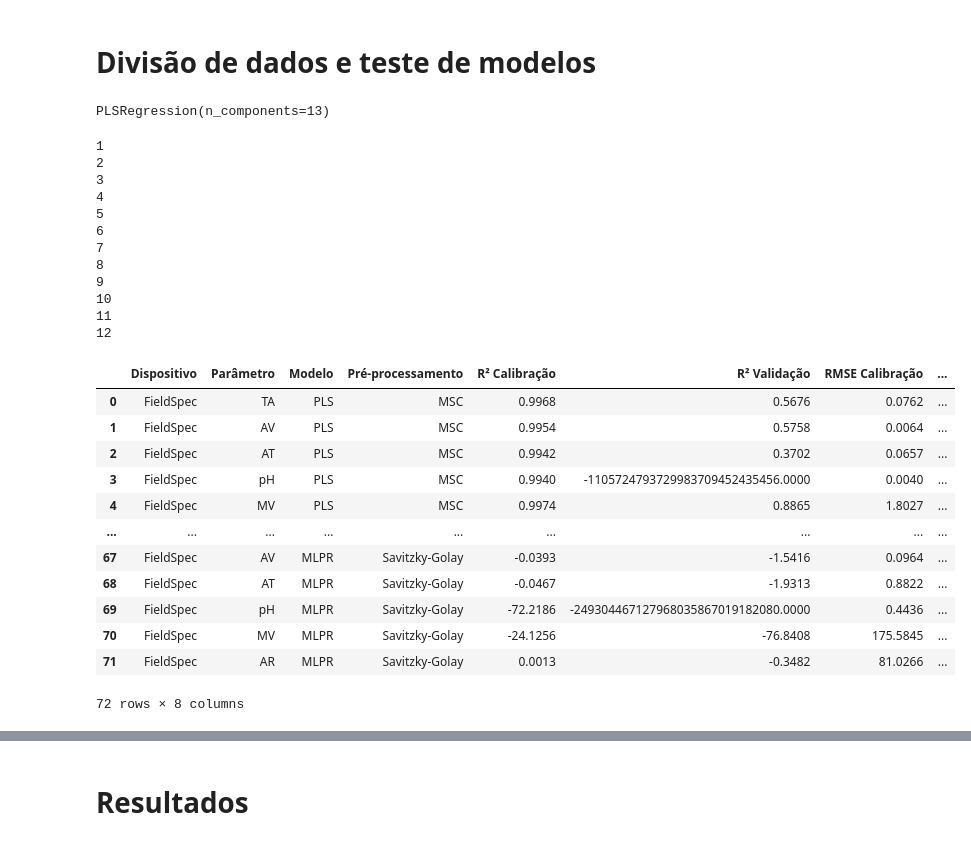
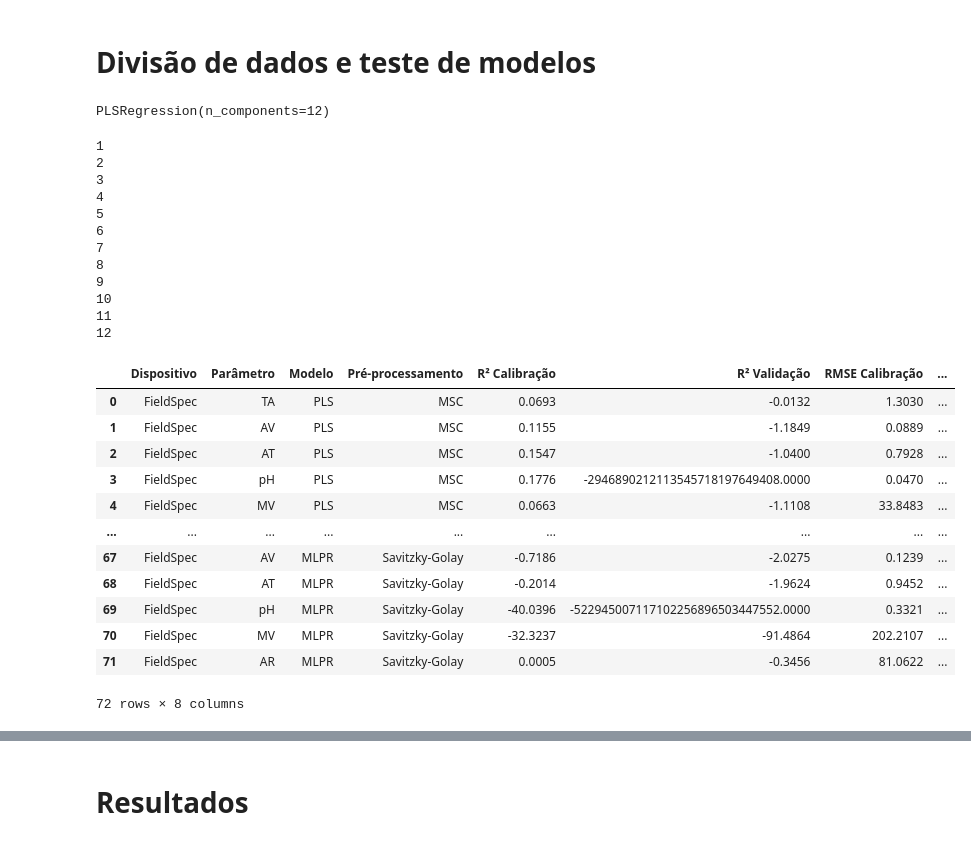
Before and after one commit to xndrxssx/field_spec_data_tests, a Jupyter notebook: field_spec_tanques_fermentacao.ipynb, the cells around one changed output, grey strips where cells are left out. Saved outputs shown, nothing was run; the diff lists cells and outputs as text; code cells hidden in the pictures.

```diff
--- a/field_spec_tanques_fermentacao.ipynb
+++ b/field_spec_tanques_fermentacao.ipynb
@@ -273,19 +275,16 @@ plt.show()
 # Divisão de dados e teste de modelos
 # %%
 # Lista de conjuntos de dados espectrais (X) e atributos de qualidade (Y) para cada dispositivo
-Y = fs_df[['TA', 'AV', 'AT', 'pH', 'MV', 'AR']].dropna()
+Y = fs_df[['TA', 'AV', 'AT', 'pH', 'MV', 'AR']]
 X = fs_df_final
 # %%
-from sklearn.model_selection import GridSearchCV
-from sklearn.cross_decomposition import PLSRegression
-import numpy as np
 
-parameters_gs = {'n_components': np.arange(1, 20, 1)}
-pls = GridSearchCV(PLSRegression(), parameters_gs, scoring='neg_mean_squared_error', verbose=0, cv=10)
+parameters_gs = {'n_components':np.arange(1,20,1)}
+pls = GridSearchCV(PLSRegression(), parameters_gs, scoring = 'neg_mean_absolute_error', verbose=0, cv=10)
 pls.fit(X, Y)
 print(pls.best_estimator_)
 # %% [output]
-PLSRegression(n_components=13)
+PLSRegression(n_components=12)
 # %%
 from sklearn.cross_decomposition import PLSRegression
 from sklearn.metrics import mean_squared_error, r2_score
@@ -329,7 +328,7 @@ for pre in pre_p:
 
 
             # Modelagem com PLSR
-            pls = PLSRegression(n_components=13)
+            pls = PLSRegression(n_components=1)
             pls.fit(x_tr, y_tr)
             y_pred = pls.predict(x_te)
             y_cal = pls.predict(x_tr)
@@ -418,7 +417,7 @@ for pre in pre_p:
         elif pre == "RAW":
             x_tr, x_te, y_tr, y_te = train_test_split(X, Y, test_size=0.3, random_state = 0)
 
-            pls = PLSRegression(n_components=13)
+            pls = PLSRegression(n_components=1)
             pls.fit(x_tr, y_tr)
             y_pred = pls.predict(x_te)
             y_cal = pls.predict(x_tr)
@@ -501,7 +500,7 @@ for pre in pre_p:
 
             x_tr, x_te, y_tr, y_te = train_test_split(x_p, Y, test_size=0.3, random_state = 0)
 
-            pls = PLSRegression(n_components=13)
+            pls = PLSRegression(n_components=1)
             pls.fit(x_tr, y_tr)
             y_pred = pls.predict(x_te)
             y_cal = pls.predict(x_tr)
@@ -583,7 +582,7 @@ for pre in pre_p:
 
             x_tr, x_te, y_tr, y_te = train_test_split(x_p, Y, test_size=0.3, random_state = 0)
 
-            pls = PLSRegression(n_components=13)
+            pls = PLSRegression(n_components=1)
             pls.fit(x_tr, y_tr)
             y_pred = pls.predict(x_te)
             y_cal = pls.predict(x_tr)
@@ -647,42 +646,42 @@ for pre in pre_p:
                 rmse_pred = np.sqrt(mean_squared_error(y_te.iloc[:, j], y_pred[:, j]))
 
                 result_mlpr = [device[t], index_pr_name[j], "MLPR", pre, f"{r2_cal:.4f}", f"{r2_pred:.4f}", f"{rmse_cal:.4f}", f"{rmse_pred:.4f}"]
 
                 # Adiciona os resultados à lista temporária
                 mlpr_results.append(result_mlpr)
 
             # Converte a lista temporária em um DataFrame
             mlpr_df = pd.DataFrame(mlpr_results, columns=columns_r)
 
             # Concatena o DataFrame temporário aos resultados
             results = pd.concat([results, mlpr_df], ignore_index=True)
             print(12)
 # Exibe os resultados
 
 results
 # %% [output]
 1
 2
 3
 4
 5
 6
 7
 8
 9
 10
 11
 12
 |  | Dispositivo | Parâmetro | Modelo | Pré-processamento | R² Calibração | R² Validação | RMSE Calibração | ... |
-| 0 | FieldSpec | TA | PLS | MSC | 0.9968 | 0.5676 | 0.0762 | ... |
-| 1 | FieldSpec | AV | PLS | MSC | 0.9954 | 0.5758 | 0.0064 | ... |
-| 2 | FieldSpec | AT | PLS | MSC | 0.9942 | 0.3702 | 0.0657 | ... |
-| 3 | FieldSpec | pH | PLS | MSC | 0.9940 | -1105724793729983709452435456.0000 | 0.0040 | ... |
-| 4 | FieldSpec | MV | PLS | MSC | 0.9974 | 0.8865 | 1.8027 | ... |
+| 0 | FieldSpec | TA | PLS | MSC | 0.0693 | -0.0132 | 1.3030 | ... |
+| 1 | FieldSpec | AV | PLS | MSC | 0.1155 | -1.1849 | 0.0889 | ... |
+| 2 | FieldSpec | AT | PLS | MSC | 0.1547 | -1.0400 | 0.7928 | ... |
+| 3 | FieldSpec | pH | PLS | MSC | 0.1776 | -2946890212113545718197649408.0000 | 0.0470 | ... |
+| 4 | FieldSpec | MV | PLS | MSC | 0.0663 | -1.1108 | 33.8483 | ... |
 | ... | ... | ... | ... | ... | ... | ... | ... | ... |
-| 67 | FieldSpec | AV | MLPR | Savitzky-Golay | -0.0393 | -1.5416 | 0.0964 | ... |
-| 68 | FieldSpec | AT | MLPR | Savitzky-Golay | -0.0467 | -1.9313 | 0.8822 | ... |
-| 69 | FieldSpec | pH | MLPR | Savitzky-Golay | -72.2186 | -249304467127968035867019182080.0000 | 0.4436 | ... |
-| 70 | FieldSpec | MV | MLPR | Savitzky-Golay | -24.1256 | -76.8408 | 175.5845 | ... |
-| 71 | FieldSpec | AR | MLPR | Savitzky-Golay | 0.0013 | -0.3482 | 81.0266 | ... |
+| 67 | FieldSpec | AV | MLPR | Savitzky-Golay | -0.7186 | -2.0275 | 0.1239 | ... |
+| 68 | FieldSpec | AT | MLPR | Savitzky-Golay | -0.2014 | -1.9624 | 0.9452 | ... |
+| 69 | FieldSpec | pH | MLPR | Savitzky-Golay | -40.0396 | -522945007117102256896503447552.0000 | 0.3321 | ... |
+| 70 | FieldSpec | MV | MLPR | Savitzky-Golay | -32.3237 | -91.4864 | 202.2107 | ... |
+| 71 | FieldSpec | AR | MLPR | Savitzky-Golay | 0.0005 | -0.3456 | 81.0622 | ... |
 72 rows × 8 columns
```
Also changed, not shown: parts of 6 cells of this notebook, 4 other files.
